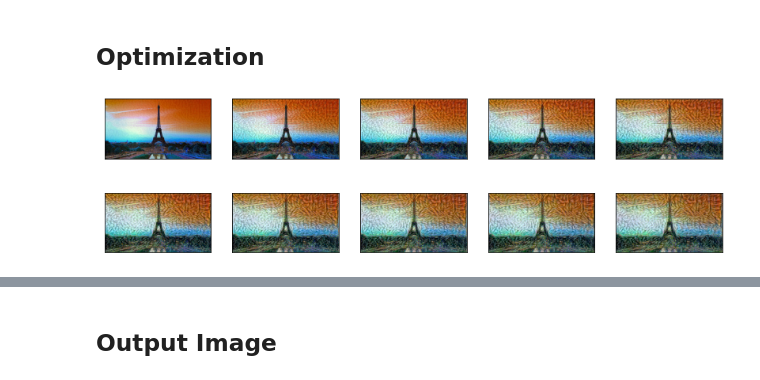
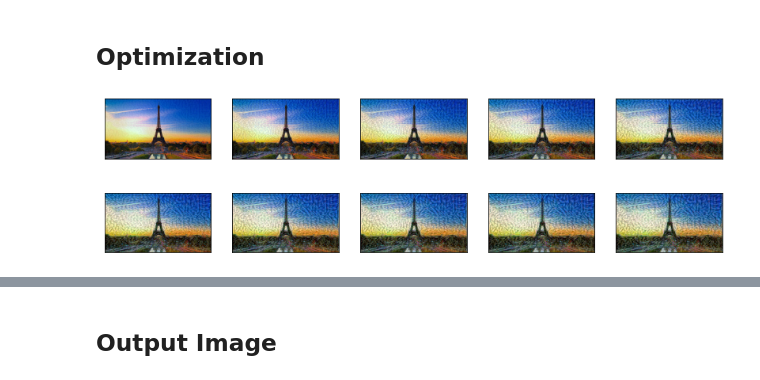
Before and after one commit to DevoLearn/data-science-demos, a Jupyter notebook: Tutorials/Python/Art_Generation.ipynb, the cells around one changed output, grey strips where cells are left out. Drawn from its saved outputs; the diff is of its cells as text; code cells hidden in the pictures.

Commit message:
Update version of Art Generation using Neural Style Transfer

```diff
--- a/Tutorials/Python/Art_Generation.ipynb
+++ b/Tutorials/Python/Art_Generation.ipynb
@@ -303,6 +308,7 @@ def art_generation(content_path, style_path, num_iterations=200, content_weight=
 
       plot_img = base_img.numpy()
       plot_img = deprocess(base_img.numpy())
+      plot_img = cv2.cvtColor(plot_img, cv2.COLOR_BGR2RGB)
       imgs.append(plot_img)
       IPython.display.clear_output(wait=True)
       IPython.display.display_png(PIL.Image.fromarray(plot_img))
@@ -340,6 +346,6 @@ def show_results(best_img, content_path, style_path, show_large_final=True):
     plt.title('Output Image')
     plt.show()
 # %%
-best, best_loss = art_generation(content_path, style_path, num_iterations=100)
+best, best_loss = art_generation(content_path, style_path, num_iterations=50)
 # %% [output]
-[figure, old version]
+[figure, new version]
```
Also changed, not shown: parts of 7 cells of this notebook.
